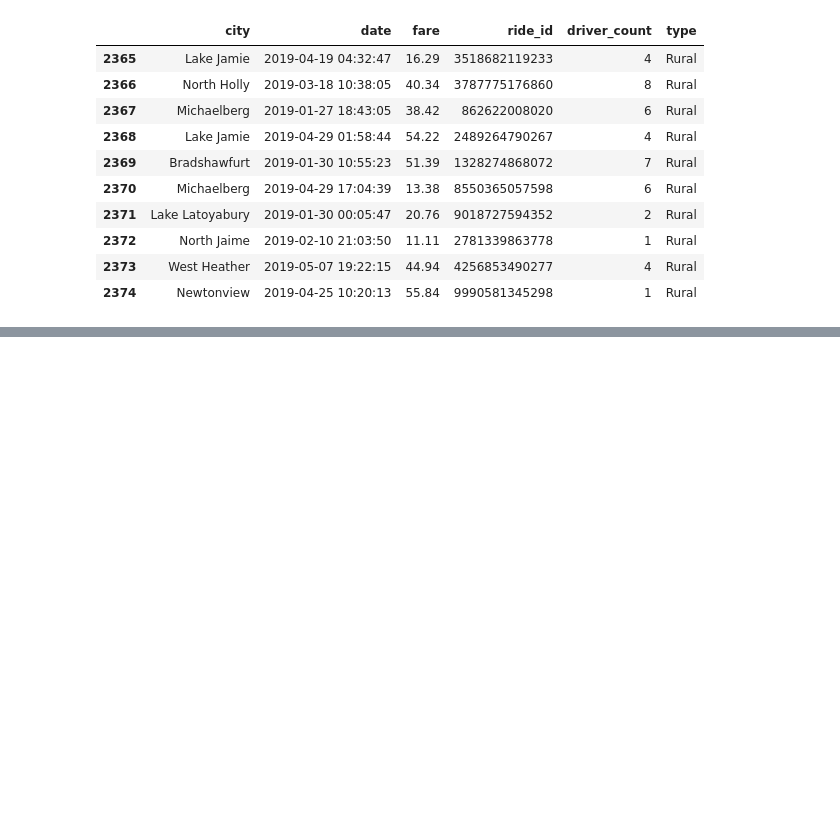
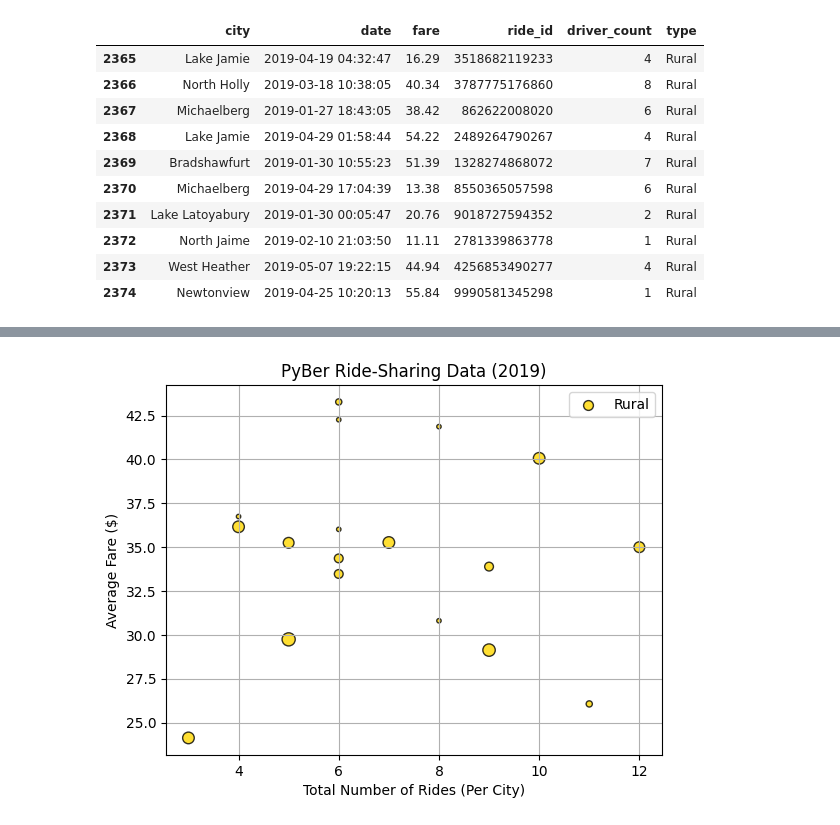
Before and after one commit to jakatz87/PyBer_Analysis, a Jupyter notebook: PyBer.ipynb, the cells around one changed output, grey strips where cells are left out. Cells and saved outputs as stored; diff of their text form; code cells hidden in the pictures; blank space fills up the shorter version.

```diff
--- a/PyBer.ipynb
+++ b/PyBer.ipynb
@@ -139,0 +161,3 @@ pyber_data_df.tail(10)
+# %%
+rural_cities_df=pyber_data_df[pyber_data_df["type"]=="Rural"]
+rural_cities_df.head()
@@ -139,0 +194,3 @@ pyber_data_df.tail(10)
+# %%
+rural_ride_count=rural_cities_df.groupby(["city"]).count()["ride_id"]
+rural_ride_count.head()
@@ -139,0 +228,3 @@ pyber_data_df.tail(10)
+# %%
+rural_avg_fare=rural_cities_df.groupby(["city"]).mean()["fare"]
+rural_avg_fare.head()
@@ -139,0 +288,12 @@ pyber_data_df.tail(10)
+# %%
+plt.scatter(rural_ride_count, rural_avg_fare, color="gold", alpha=.8,
+            edgecolor="black", s = rural_driver_count*10, linewidths=1,
+            label = "Rural")
+plt.xlabel ("Total Number of Rides (Per City)")
+plt.ylabel ("Average Fare ($)")
+plt.title ("PyBer Ride-Sharing Data (2019)")
+plt.grid(True)
+plt.legend ()
+plt.show()
+# %% [output]
+[figure, added]
```
Also changed, not shown: parts of 45 cells of this notebook, 3 other files.
